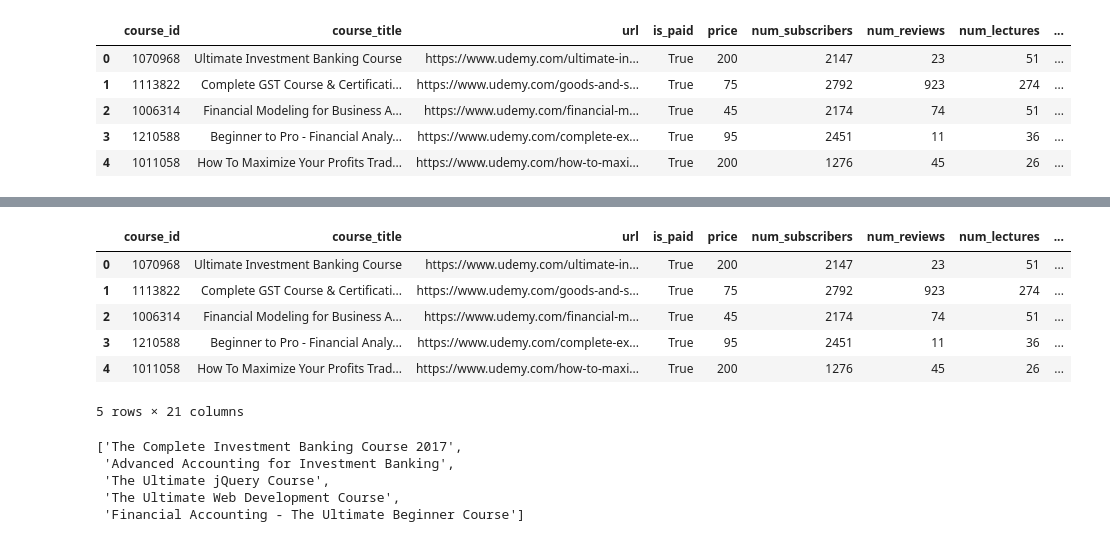
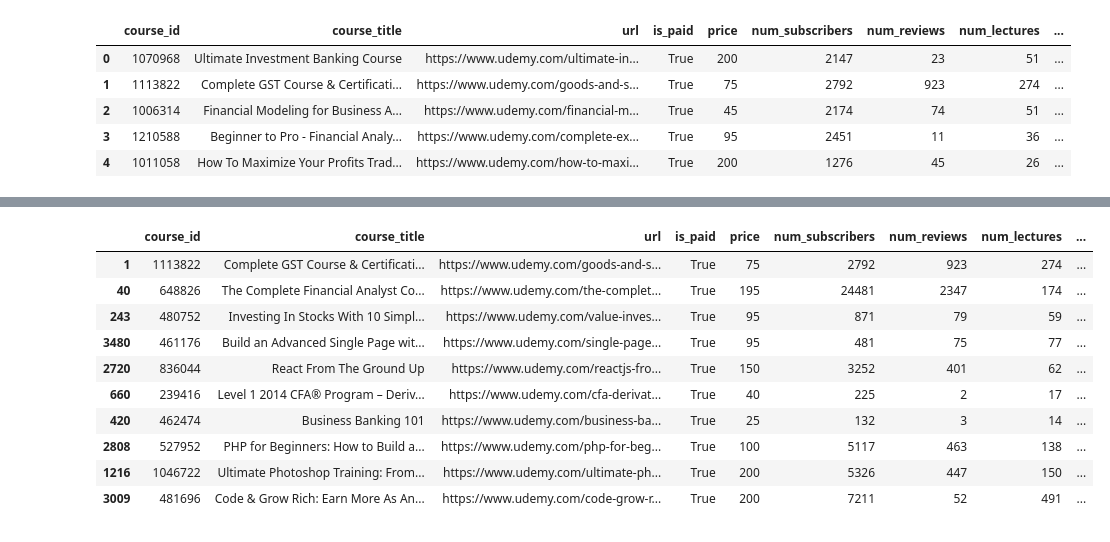
Before and after one commit to amith-vardhan99/udemy, a Jupyter notebook: 15 - SmartCourse - Guiding Your Academic Journey - Course Recommendation/notebook.ipynb, the cells around one changed output, grey strips where cells are left out. Drawn from its saved outputs; the diff is of its cells as text; code cells hidden in the pictures.

```diff
--- a/15 - SmartCourse - Guiding Your Academic Journey - Course Recommendation/notebook.ipynb
+++ b/15 - SmartCourse - Guiding Your Academic Journey - Course Recommendation/notebook.ipynb
@@ -150,27 +112,0 @@ similarity_matrix_values
-# %%
-df_cleaned["Similarity Indices"] = similarity_matrix_indices
-df_cleaned["Similarity Values"] = similarity_matrix_values
-df_cleaned.head()
-# %% [output]
-|  | course_id | course_title | url | is_paid | price | num_subscribers | num_reviews | num_lectures | ... |
-| 0 | 1070968 | Ultimate Investment Banking Course | https://www.udemy.com/ultimate-in... | True | 200 | 2147 | 23 | 51 | ... |
-| 1 | 1113822 | Complete GST Course & Certificati... | https://www.udemy.com/goods-and-s... | True | 75 | 2792 | 923 | 274 | ... |
-| 2 | 1006314 | Financial Modeling for Business A... | https://www.udemy.com/financial-m... | True | 45 | 2174 | 74 | 51 | ... |
-| 3 | 1210588 | Beginner to Pro - Financial Analy... | https://www.udemy.com/complete-ex... | True | 95 | 2451 | 11 | 36 | ... |
-| 4 | 1011058 | How To Maximize Your Profits Trad... | https://www.udemy.com/how-to-maxi... | True | 200 | 1276 | 45 | 26 | ... |
-5 rows × 21 columns
-# %%
-course_name = "Ultimate Investment Banking Course"
-def recommend_courses(course_name):
-    movie_index = df_cleaned[df_cleaned["course_title"]==course_name].index[0]
-    similar_indices = df_cleaned.loc[movie_index,"Similarity Indices"]
-    top_5_movie_indices = similar_indices[0:5]
-    df_top_5_movies = df_cleaned.loc[top_5_movie_indices,"course_title"].values
-    return list(df_top_5_movies)
-recommend_courses(course_name)
-# %% [output]
-['The Complete Investment Banking Course 2017',
- 'Advanced Accounting for Investment Banking',
- 'The Ultimate jQuery Course',
- 'The Ultimate Web Development Course',
- 'Financial Accounting - The Ultimate Beginner Course']
@@ -188,0 +113,14 @@ print("")
+# %%
+df
+# %% [output]
+|  | course_id | course_title | url | is_paid | price | num_subscribers | num_reviews | num_lectures | ... |
+| 1 | 1113822 | Complete GST Course & Certificati... | https://www.udemy.com/goods-and-s... | True | 75 | 2792 | 923 | 274 | ... |
+| 40 | 648826 | The Complete Financial Analyst Co... | https://www.udemy.com/the-complet... | True | 195 | 24481 | 2347 | 174 | ... |
+| 243 | 480752 | Investing In Stocks With 10 Simpl... | https://www.udemy.com/value-inves... | True | 95 | 871 | 79 | 59 | ... |
+| 3480 | 461176 | Build an Advanced Single Page wit... | https://www.udemy.com/single-page... | True | 95 | 481 | 75 | 77 | ... |
+| 2720 | 836044 | React From The Ground Up | https://www.udemy.com/reactjs-fro... | True | 150 | 3252 | 401 | 62 | ... |
+| 660 | 239416 | Level 1 2014 CFA® Program – Deriv... | https://www.udemy.com/cfa-derivat... | True | 40 | 225 | 2 | 17 | ... |
+| 420 | 462474 | Business Banking 101 | https://www.udemy.com/business-ba... | True | 25 | 132 | 3 | 14 | ... |
+| 2808 | 527952 | PHP for Beginners: How to Build a... | https://www.udemy.com/php-for-beg... | True | 100 | 5117 | 463 | 138 | ... |
+| 1216 | 1046722 | Ultimate Photoshop Training: From... | https://www.udemy.com/ultimate-ph... | True | 200 | 5326 | 447 | 150 | ... |
+| 3009 | 481696 | Code & Grow Rich: Earn More As An... | https://www.udemy.com/code-grow-r... | True | 200 | 7211 | 52 | 491 | ... |
```
Also changed, not shown: parts of 8 cells of this notebook, 1 other file.
